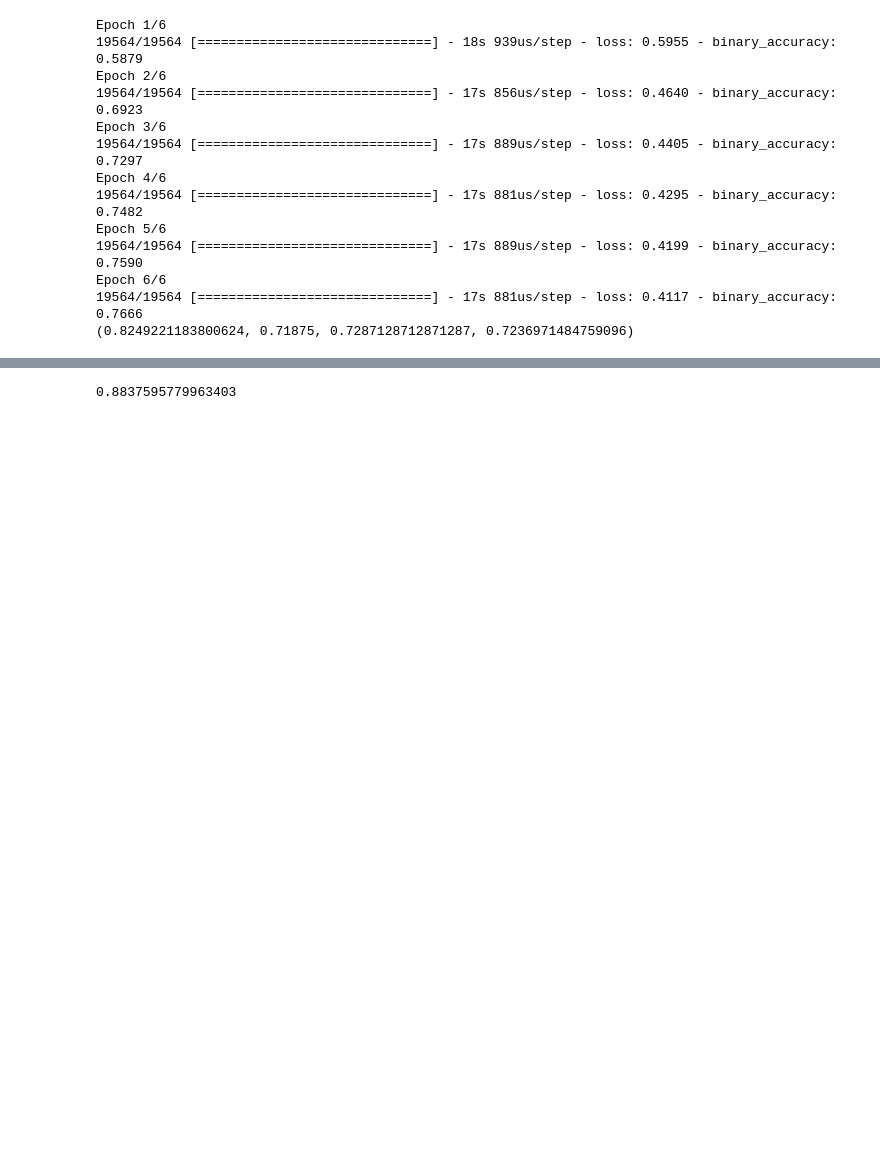
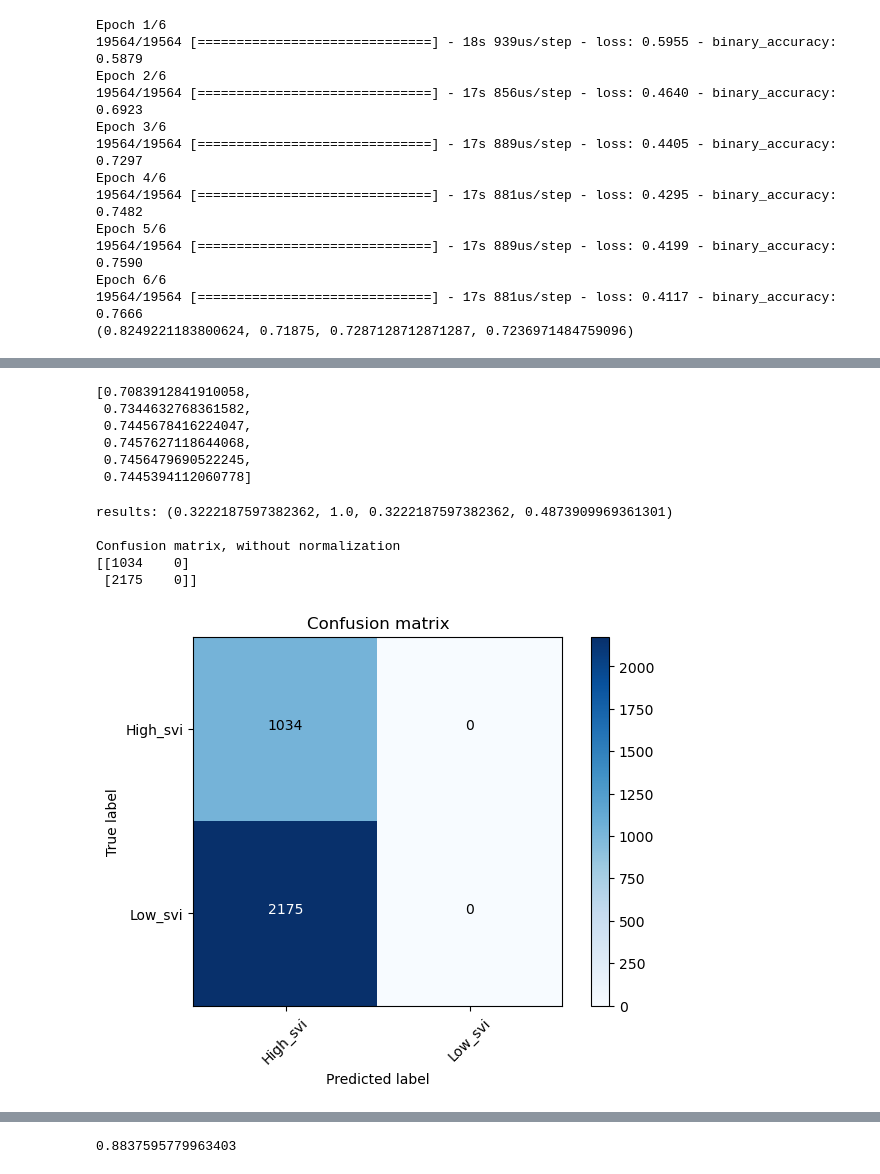
Before and after one commit to efratkohen/Project, a Jupyter notebook: Join all tables and run LSTM model.ipynb, the cells around one changed output, grey strips where cells are left out. Drawn from its saved outputs; the diff is of its cells as text; code cells hidden in the pictures; blank space fills up the shorter version.

```diff
--- a/Join all tables and run LSTM model.ipynb
+++ b/Join all tables and run LSTM model.ipynb
@@ -270,3 +581,21 @@ Epoch 6/6
+# %%
+[x[3] for x in results_list]
+# %% [output]
+[0.7083912841910058,
+ 0.7344632768361582,
+ 0.7445678416224047,
+ 0.7457627118644068,
+ 0.7456479690522245,
+ 0.7445394112060778]
+# %%
+plot_cf_matrix(y_real, y_predict)
+# %% [output]
+results: (0.3222187597382362, 1.0, 0.3222187597382362, 0.4873909969361301)
+
+Confusion matrix, without normalization
+[[1034    0]
+ [2175    0]]
+[figure, added]
 # %%
 plot_cf_matrix(y_real, y_predict)
 # %% [output]
```
Also changed, not shown: parts of 34 cells of this notebook.
